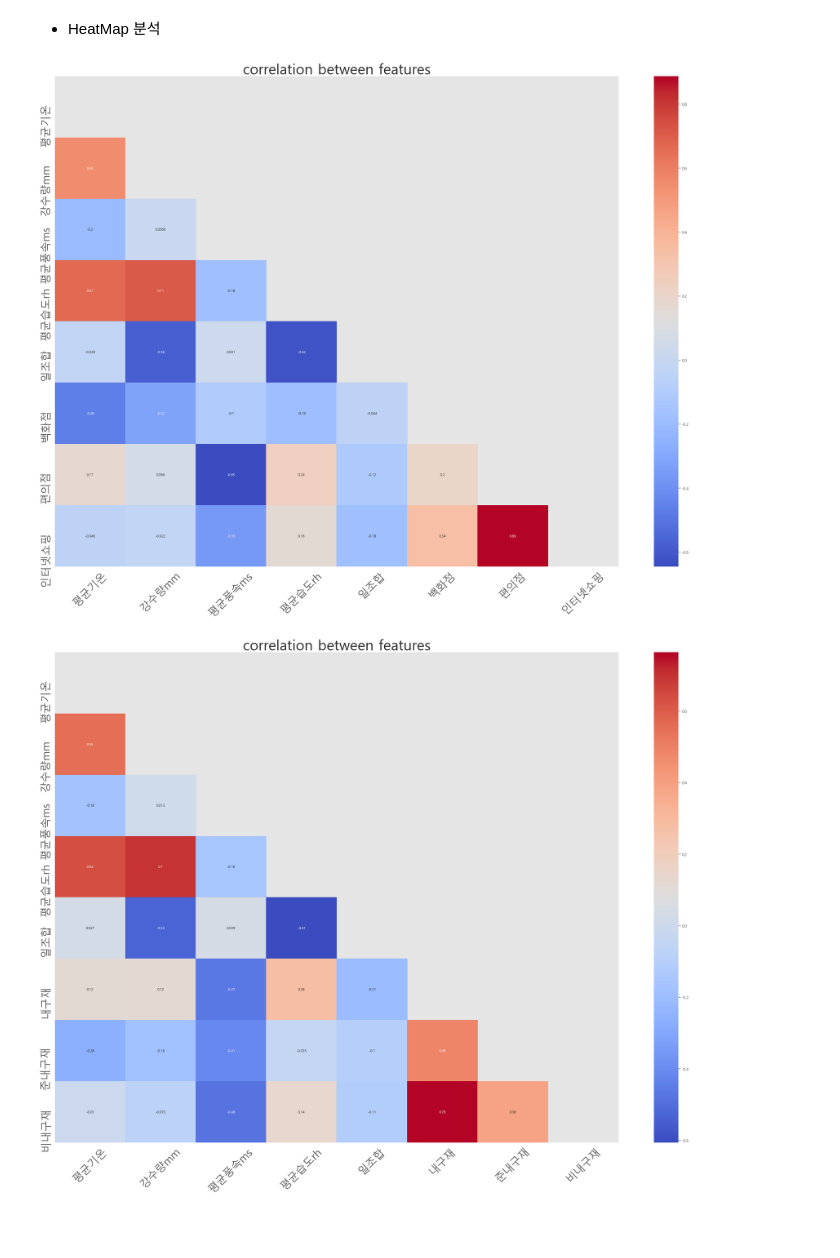
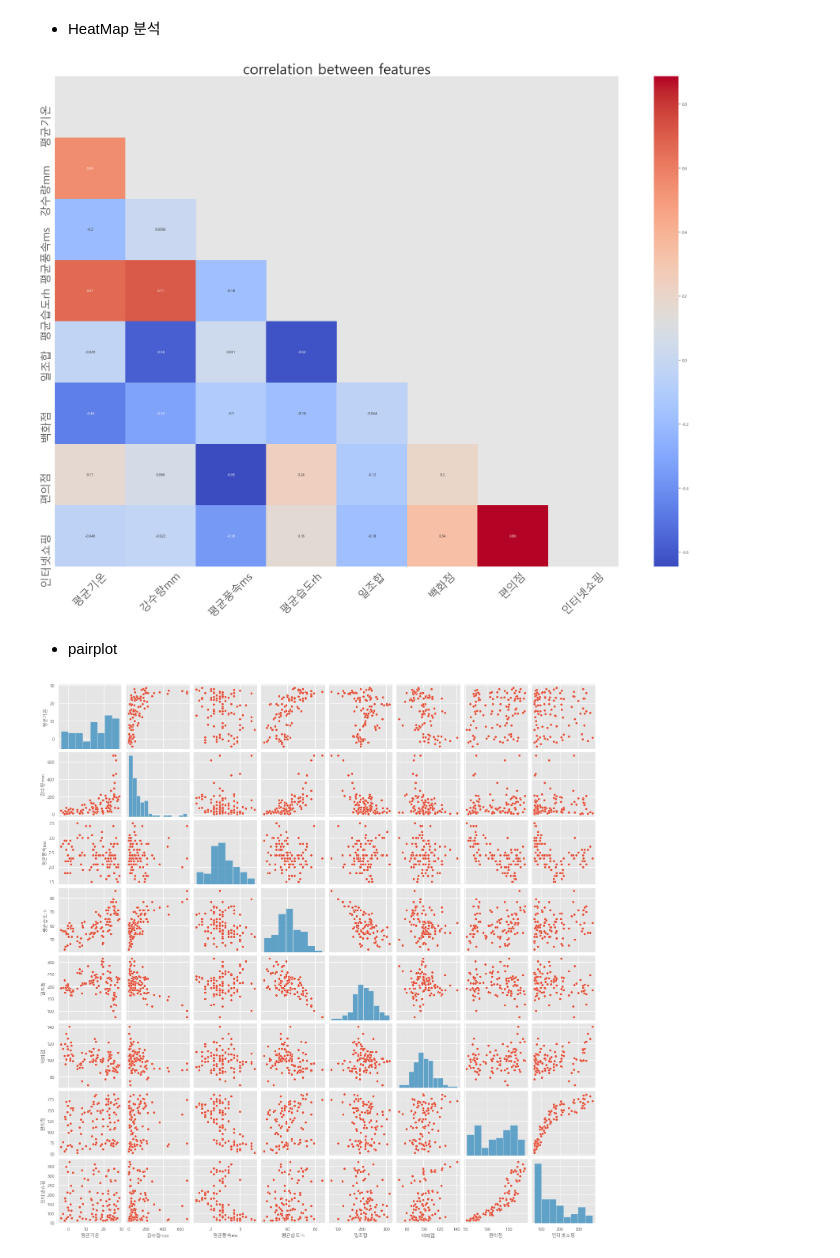
Before and after one commit to Onedas/22_01_IDS507_FinalProject, a Jupyter notebook: process.ipynb, the cells around one changed output. Cells and saved outputs as stored; diff of their text form; code cells hidden in the pictures; blank space fills up the shorter version.

Commit message:
pairplot added

```diff
--- a/process.ipynb
+++ b/process.ipynb
@@ -214,7 +216,12 @@ def plot_heatmap(df):
     plt.show()
 
 plot_heatmap(weather_retail_data)
-plot_heatmap(weather_product_data)
 # %% [output]
 [figure]
-[figure, removed]
+# %% [markdown]
+ - pairplot
+# %%
+sns.pairplot(data=weather_retail_data)
+plt.show()
+# %% [output]
+[figure, added]
```
Also changed, not shown: parts of 9 cells of this notebook.
